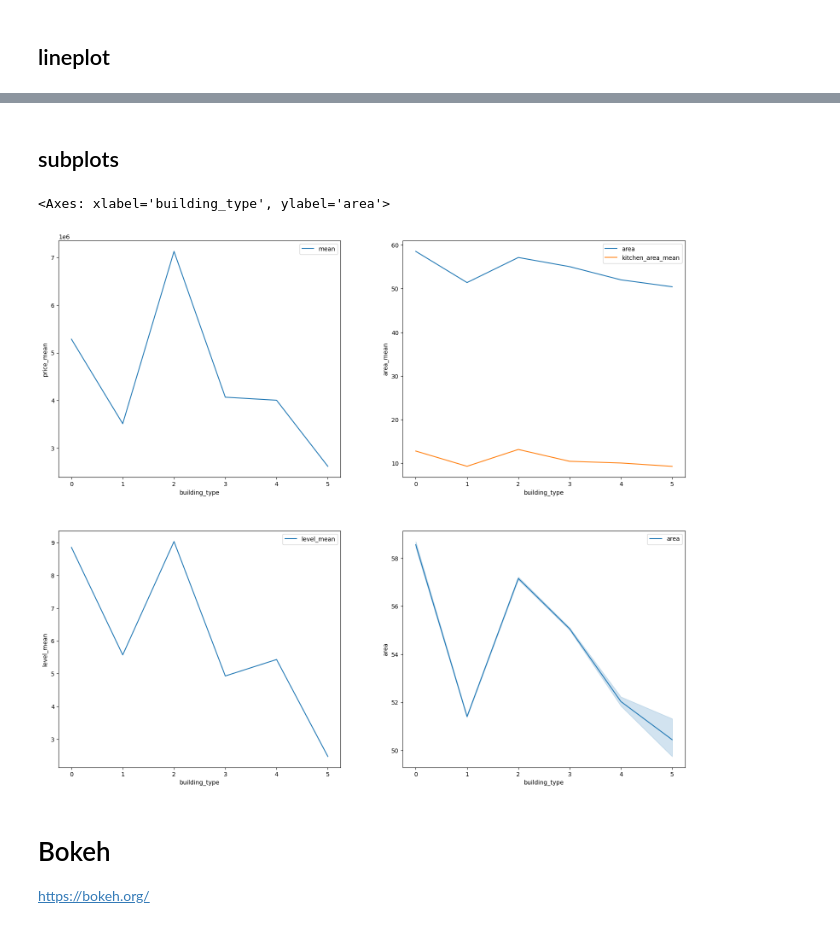
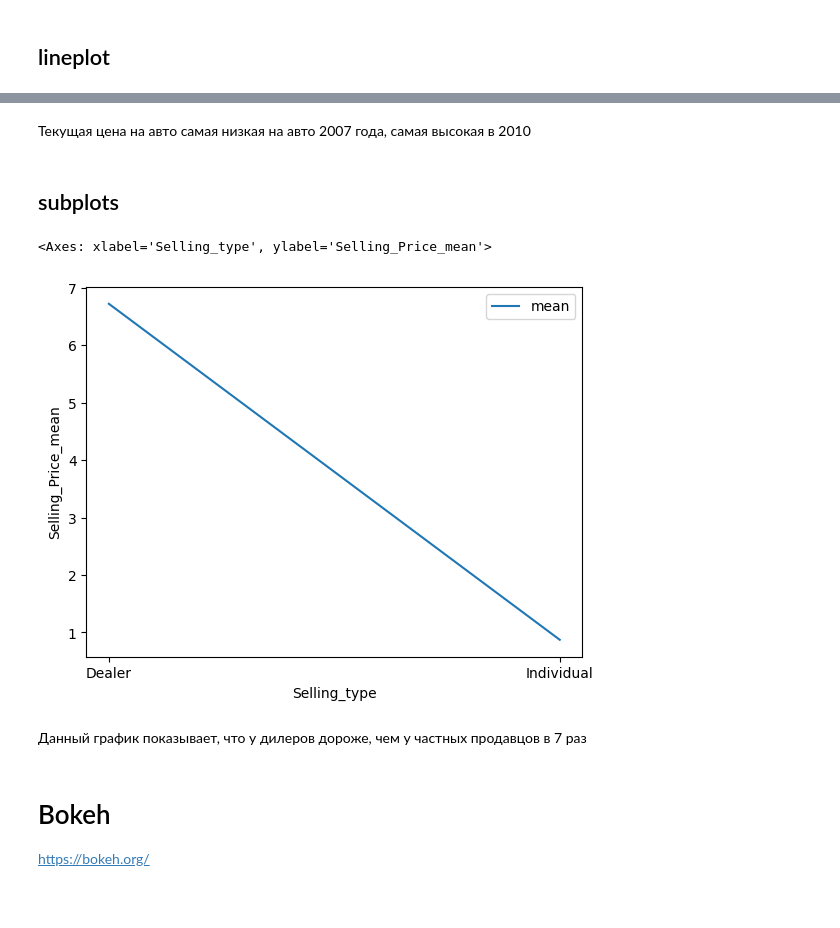
Before and after one commit to SavvinYR/savvin_iis, a Jupyter notebook: eda/eda.ipynb, the cells around one changed output, grey strips where cells are left out. Drawn from its saved outputs; the diff is of its cells as text; code cells hidden in the pictures; blank space fills up the shorter version.

```diff
--- a/eda/eda.ipynb
+++ b/eda/eda.ipynb
@@ -186,12 +132,2 @@ Name: count, dtype: int64
-# %%
-df = df.loc[df['price'] > 50000]
-df = df.query('area >= 8')
-df = df.query('kitchen_area >= 3')
-df = df.query('kitchen_area < area')
-df = df.query('rooms != -2')
-df = df.query('level <= levels')
-# %%
-# меняем признак "студии" -1 на 0
-df.loc[df['rooms'] == -1, 'rooms'] = 0
 # %% [markdown]
 # Анализ признаков для модели
@@ -207,5 +152,4 @@ sns.displot(df, x='price', bins=100, hue='building_type', kde=True, log_scale=Tr
 # %%
-# Создаем новый признак - уровень высоты этажа в здании
-df['floor_level'] = df.apply(lambda x: 'low' if x['level']/x['levels'] <= 0.3 \
-                             else 'hi' if x['level']/x['levels'] > 0.7 \
-                             else 'mid', axis = 1)
+#С помощью heatmap можно узнать корреляцию признаков
+feature_correlation = df[num_features].corr()
+sns.heatmap(feature_correlation, annot=True)
@@ -212,4 +168,3 @@ df['floor_level'] = df.apply(lambda x: 'low' if x['level']/x['levels'] <= 0.3 \
 # %%
-df['floor_level'] = df.apply(lambda x: 'first' if x['level'] == 1 \
-                            else 'last' if x['level'] == x['levels'] \
-                            else x['floor_level'], axis = 1)
+#Линейный график зависимости  теущей цены от пройденных километров
+sns.lineplot(df,x='Driven_kms',y='Target_Present_Price', label='price')
@@ -267,22 +241,17 @@ sns.lineplot(aggregated_df,x='building_type',y='price_mean', label='mean')
+# %% [markdown]
+Текущая цена на авто самая низкая на авто 2007 года, самая высокая в 2010
 # %% [markdown]
 ## subplots
 # %%
-fig, axs = plt.pyplot.subplots(2,2)
-fig.tight_layout(pad=1)
-fig.set_size_inches(16.5, 14, forward=True)
-
-sns.lineplot(aggregated_df,x='building_type',y='price_mean', label='mean', ax=axs[0,0])
-
-sns.lineplot(aggregated_df,x='building_type',y='area_mean', label='area',ax=axs[0,1])
-sns.lineplot(aggregated_df,x='building_type',y='kitchen_area_mean', label='kitchen_area_mean',ax=axs[0,1])
-
-sns.lineplot(aggregated_df,x='building_type',y='level_mean', label='level_mean',ax=axs[1,0])
-
-# Группировка непосредственно в seaborn
-sns.lineplot(df, x='building_type', y='area', label='area', ax=axs[1,1])
+aggregated_df1 = df[num_features+['Selling_type']].groupby(by='Selling_type').agg(['mean', 'std'])
+aggregated_df1 = flat_index(aggregated_df1)
+aggregated_df1
+sns.lineplot(aggregated_df1,x='Selling_type',y='Selling_Price_mean', label='mean')
 # %% [output]
-<Axes: xlabel='building_type', ylabel='area'>
+<Axes: xlabel='Selling_type', ylabel='Selling_Price_mean'>
-[figure, old version]
+[figure, new version]
+# %% [markdown]
+Данный график показывает, что у дилеров дороже, чем у частных продавцов в 7 раз
 # %% [markdown]
 # Bokeh
 https://bokeh.org/
```
Also changed, not shown: parts of 46 cells of this notebook.
